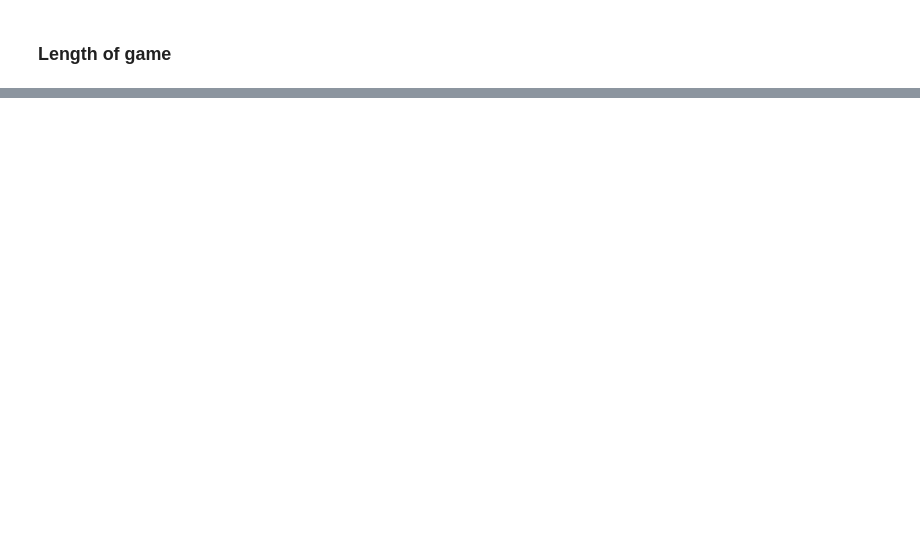
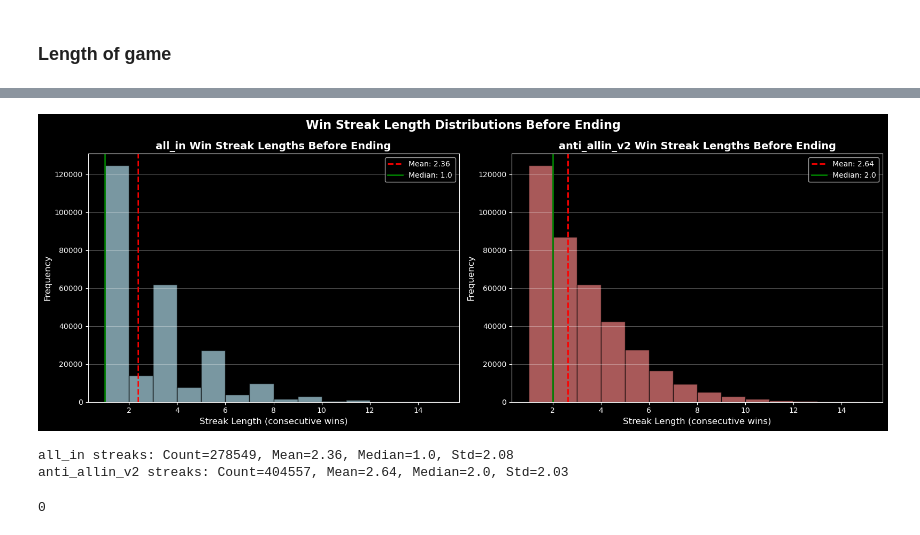
Before and after one commit to petz15/csgo_abm, a Jupyter notebook: analysis_notebook_v2.ipynb, the cells around one changed output, grey strips where cells are left out. Cells and saved outputs as stored; diff of their text form; code cells hidden in the pictures; blank space fills up the shorter version.

```diff
--- a/analysis_notebook_v2.ipynb
+++ b/analysis_notebook_v2.ipynb
@@ -1233,0 +1056,65 @@ Filtered rows: 645063
+# %%
+# Extract streak lengths from the dataframes
+t1_streaks_ends = t1_streaks_end[t1_streaks_end['is_t1_streak'] == True]['t1_consecutive_wins_start'].values
+t2_streaks_ends = t2_streaks_end[t2_streaks_end['is_t1_streak'] == False]['t2_consecutive_wins_start'].values
+
+# Create histograms
+fig, axes = plt.subplots(1, 2, figsize=(16, 6))
+
+# T1 histogram
+axes[0].hist(t1_streaks_ends, bins=range(1, int(max(t1_streaks_ends))+2),
+             alpha=0.7, color='lightblue', edgecolor='black')
+axes[0].set_xlabel('Streak Length (consecutive wins)', fontsize=12)
+axes[0].set_ylabel('Frequency', fontsize=12)
+axes[0].set_title(f'{t1_label} Win Streak Lengths Before Ending', fontsize=14, fontweight='bold')
+axes[0].grid(axis='y', alpha=0.3)
+
+# Add statistics text
+t1_mean = t1_streaks_ends.mean()
+t1_median = np.median(t1_streaks_ends)
+axes[0].axvline(t1_mean, color='red', linestyle='--', linewidth=2, label=f'Mean: {t1_mean:.2f}')
+axes[0].axvline(t1_median, color='green', linestyle='-', linewidth=2, label=f'Median: {t1_median:.1f}')
+axes[0].legend()
+
+# T2 histogram
+axes[1].hist(t2_streaks_ends, bins=range(1, int(max(t2_streaks_ends))+2),
+             alpha=0.7, color='lightcoral', edgecolor='black')
+axes[1].set_xlabel('Streak Length (consecutive wins)', fontsize=12)
+axes[1].set_ylabel('Frequency', fontsize=12)
+axes[1].set_title(f'{t2_label} Win Streak Lengths Before Ending', fontsize=14, fontweight='bold')
+axes[1].grid(axis='y', alpha=0.3)
+
+# Add statistics text
+t2_mean = t2_streaks_ends.mean()
+t2_median = np.median(t2_streaks_ends)
+axes[1].axvline(t2_mean, color='red', linestyle='--', linewidth=2, label=f'Mean: {t2_mean:.2f}')
+axes[1].axvline(t2_median, color='green', linestyle='-', linewidth=2, label=f'Median: {t2_median:.1f}')
+axes[1].legend()
+
+fig.suptitle('Win Streak Length Distributions Before Ending', fontsize=16, fontweight='bold')
+plt.tight_layout()
+plt.show()
+
+print(f"\n{t1_label} streaks: Count={len(t1_streaks_ends)}, Mean={t1_mean:.2f}, Median={t1_median:.1f}, Std={t1_streaks_ends.std():.2f}")
+print(f"{t2_label} streaks: Count={len(t2_streaks_ends)}, Mean={t2_mean:.2f}, Median={t2_median:.1f}, Std={t2_streaks_ends.std():.2f}")
+# %% [output]
+[figure, added]
+all_in streaks: Count=278549, Mean=2.36, Median=1.0, Std=2.08
+anti_allin_v2 streaks: Count=404557, Mean=2.64, Median=2.0, Std=2.03
+# %%
+# Exporting all output to HTML report
+
+from datetime import datetime
+import os
+
+t1_strat = sim_summary['simulation_config']['team1_strategy']
+t2_strat = sim_summary['simulation_config']['team2_strategy']
+
+# Generate timestamp for unique filename
+timestamp = datetime.now().strftime("%Y%m%d_%H%M%S")
+output_filename = f"{FOLDER_PATH}\\analysis_report_{timestamp}_{t1_strat}_vs_{t2_strat}.html"
+
+# Export notebook to HTML without code cells
+os.system(f'jupyter nbconvert --to html --no-input "{os.path.abspath("analysis_notebook_v2.ipynb")}" --output "{output_filename}"')
+# %% [output]
+0
```
Also changed, not shown: parts of 29 cells of this notebook, 11 other files.
